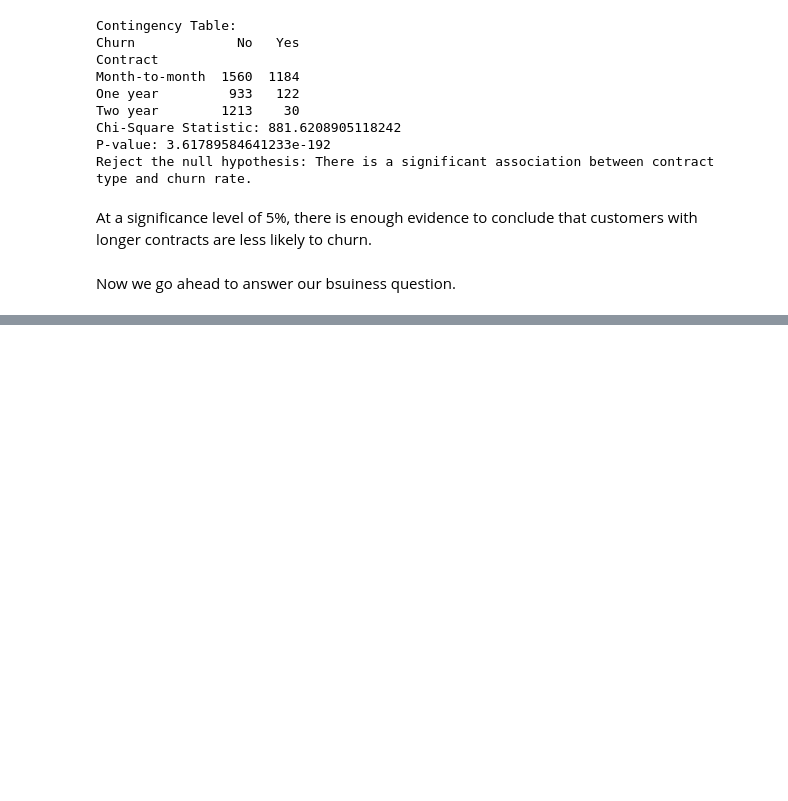
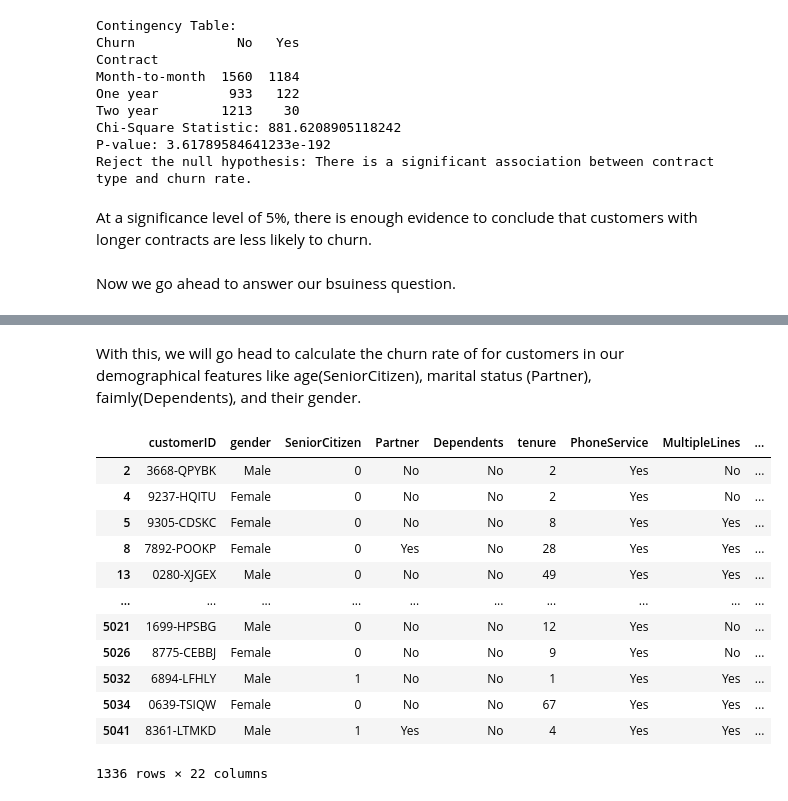
Before and after one commit to richmond-yeboah/Customer-Churn-Prediction, a Jupyter notebook: Notebooks/main.ipynb, the cells around one changed output, grey strips where cells are left out. Saved outputs shown, nothing was run; the diff lists cells and outputs as text; code cells hidden in the pictures; blank space fills up the shorter version.

```diff
--- a/Notebooks/main.ipynb
+++ b/Notebooks/main.ipynb
@@ -374,8 +371,8 @@ def to_years(x):
         return '3-4 years'
     elif x > 48 and x <= 60:
         return '4-5 years'
-    elif x > 60 and x <= 72:
-        return '5-6 years'
+    elif x > 60:
+        return '5+ years'
 # %%
 #add new column
 df_train['tenure_group'] = df_train['tenure'].apply(to_years)
@@ -654,0 +698,20 @@ Now we go ahead to answer our bsuiness question.
+# %% [markdown]
+With this, we will go head to calculate the churn rate of for customers in our demographical features like age(SeniorCitizen), marital status (Partner), faimly(Dependents), and their gender.
+# %%
+# get the data for only churners
+churners = df_train.loc[(df_train['Churn'] == 'Yes')]
+churners
+# %% [output]
+|  | customerID | gender | SeniorCitizen | Partner | Dependents | tenure | PhoneService | MultipleLines | ... |
+| 2 | 3668-QPYBK | Male | 0 | No | No | 2 | Yes | No | ... |
+| 4 | 9237-HQITU | Female | 0 | No | No | 2 | Yes | No | ... |
+| 5 | 9305-CDSKC | Female | 0 | No | No | 8 | Yes | Yes | ... |
+| 8 | 7892-POOKP | Female | 0 | Yes | No | 28 | Yes | Yes | ... |
+| 13 | 0280-XJGEX | Male | 0 | No | No | 49 | Yes | Yes | ... |
+| ... | ... | ... | ... | ... | ... | ... | ... | ... | ... |
+| 5021 | 1699-HPSBG | Male | 0 | No | No | 12 | Yes | No | ... |
+| 5026 | 8775-CEBBJ | Female | 0 | No | No | 9 | Yes | No | ... |
+| 5032 | 6894-LFHLY | Male | 1 | No | No | 1 | Yes | Yes | ... |
+| 5034 | 0639-TSIQW | Female | 0 | No | No | 67 | Yes | Yes | ... |
+| 5041 | 8361-LTMKD | Male | 1 | Yes | No | 4 | Yes | Yes | ... |
+1336 rows × 22 columns
```
Also changed, not shown: parts of 18 cells of this notebook.
